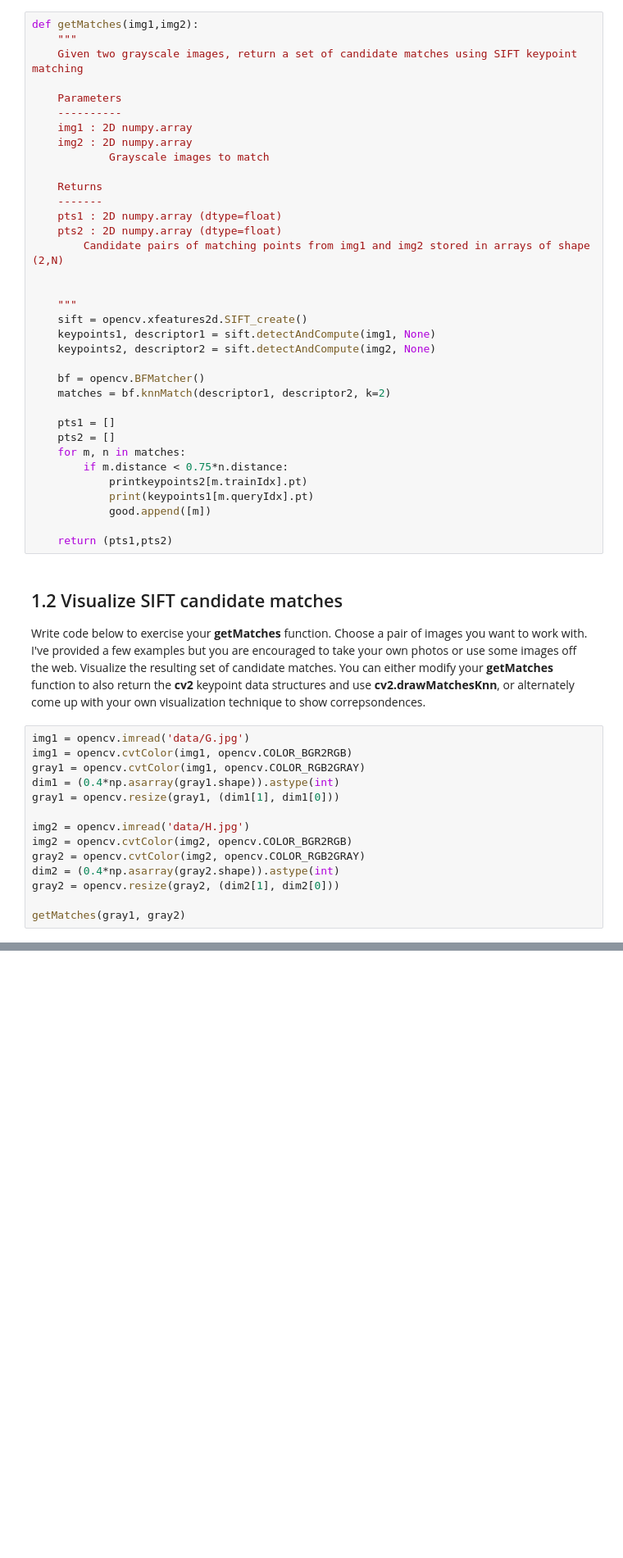
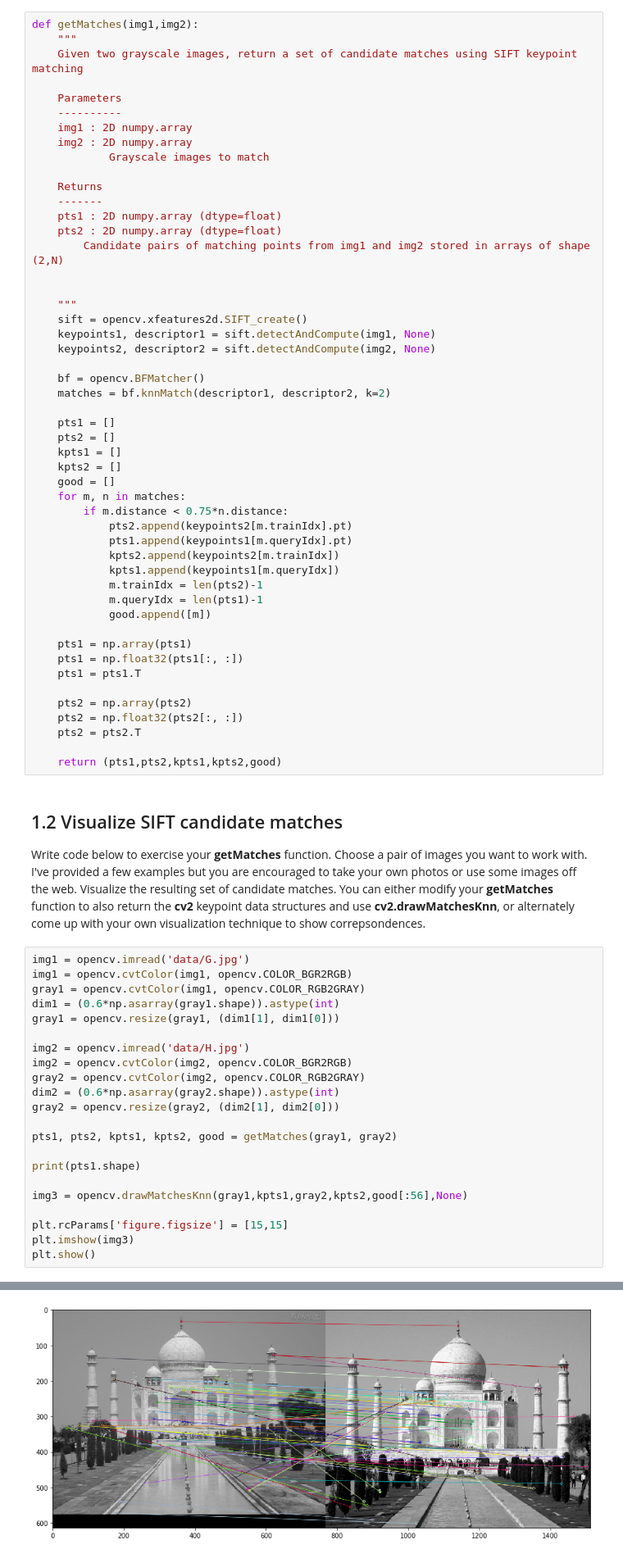
Before and after one commit to SaadManzur/Fundamental-Matrix-Computation, a Jupyter notebook: assignment2.ipynb, the cells around one changed output, grey strips where cells are left out. Shown at 82% size. Drawn from its saved outputs; the diff is of its cells as text; blank space fills up the shorter version.

```diff
--- a/assignment2.ipynb
+++ b/assignment2.ipynb
@@ -114,13 +114,28 @@ def getMatches(img1,img2):
 
     pts1 = []
     pts2 = []
+    kpts1 = []
+    kpts2 = []
+    good = []
     for m, n in matches:
         if m.distance < 0.75*n.distance:
-            printkeypoints2[m.trainIdx].pt)
-            print(keypoints1[m.queryIdx].pt)
+            pts2.append(keypoints2[m.trainIdx].pt)
+            pts1.append(keypoints1[m.queryIdx].pt)
+            kpts2.append(keypoints2[m.trainIdx])
+            kpts1.append(keypoints1[m.queryIdx])
+            m.trainIdx = len(pts2)-1
+            m.queryIdx = len(pts1)-1
             good.append([m])
 
-    return (pts1,pts2)
+    pts1 = np.array(pts1)
+    pts1 = np.float32(pts1[:, :])
+    pts1 = pts1.T
+
+    pts2 = np.array(pts2)
+    pts2 = np.float32(pts2[:, :])
+    pts2 = pts2.T
+
+    return (pts1,pts2,kpts1,kpts2,good)
 # %% [markdown]
 ## 1.2 Visualize SIFT candidate matches
 
@@ -129,14 +144,22 @@ Write code below to exercise your **getMatches** function.  Choose a pair of ima
 img1 = opencv.imread('data/G.jpg')
 img1 = opencv.cvtColor(img1, opencv.COLOR_BGR2RGB)
 gray1 = opencv.cvtColor(img1, opencv.COLOR_RGB2GRAY)
-dim1 = (0.4*np.asarray(gray1.shape)).astype(int)
+dim1 = (0.6*np.asarray(gray1.shape)).astype(int)
 gray1 = opencv.resize(gray1, (dim1[1], dim1[0]))
 
 img2 = opencv.imread('data/H.jpg')
 img2 = opencv.cvtColor(img2, opencv.COLOR_BGR2RGB)
 gray2 = opencv.cvtColor(img2, opencv.COLOR_RGB2GRAY)
-dim2 = (0.4*np.asarray(gray2.shape)).astype(int)
+dim2 = (0.6*np.asarray(gray2.shape)).astype(int)
 gray2 = opencv.resize(gray2, (dim2[1], dim2[0]))
 
-getMatches(gray1, gray2)
+pts1, pts2, kpts1, kpts2, good = getMatches(gray1, gray2)
+
+print(pts1.shape)
+
+img3 = opencv.drawMatchesKnn(gray1,kpts1,gray2,kpts2,good[:56],None)
+
+plt.rcParams['figure.figsize'] = [15,15]
+plt.imshow(img3)
+plt.show()
 # %% [output]
@@ -164,3 +167,4 @@ getMatches(gray1, gray2)
+[figure, added]
 # %% [markdown]
 # 2. Estimation of the Fundamental Matrix
 
```
Also changed, not shown: parts of 8 cells of this notebook.
